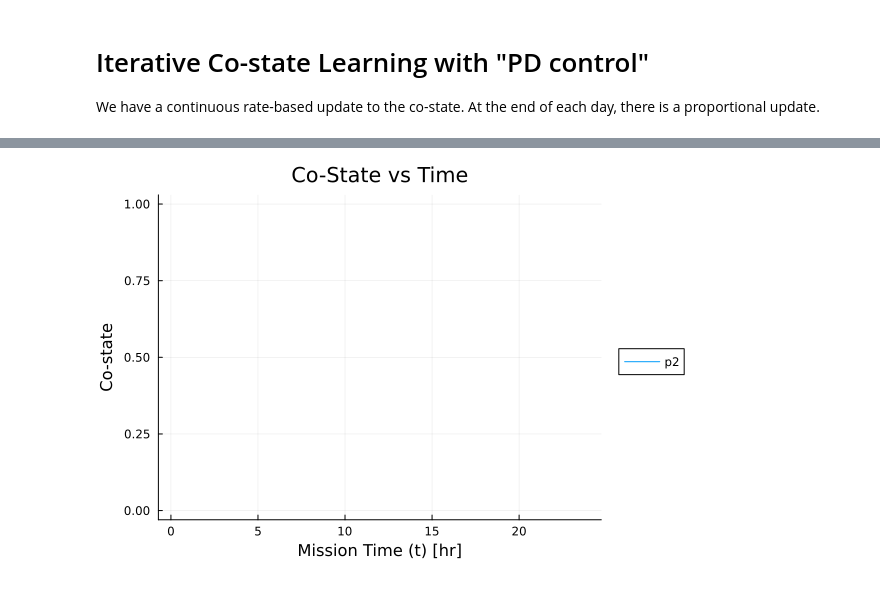
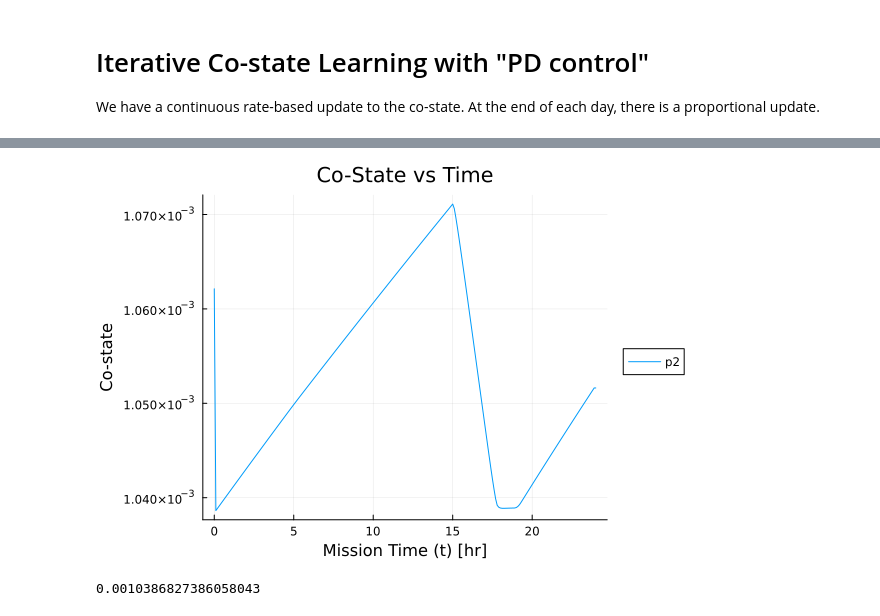
Before and after one commit to kmgovind/characterizing-ive, a Jupyter notebook: groundhog_learning.ipynb, the cells around one changed output, grey strips where cells are left out. Saved outputs shown, nothing was run; the diff lists cells and outputs as text; code cells hidden in the pictures.

```diff
--- a/groundhog_learning.ipynb
+++ b/groundhog_learning.ipynb
@@ -317,9 +297,14 @@ p2_list
 # %%
 # Plot SOC vs Time
+p2_list[end] = p2_list[end-1];
 plot(og_time, p2_list, label="p2");
 xlabel!("Mission Time (t) [hr]");
 ylabel!("Co-state");
 title!("Co-State vs Time");
 plot!(legend=:outerright)
 # %% [output]
-[figure, old version]
+[figure, new version]
+# %%
+p_list[end-1]
+# %% [output]
+0.0010386827386058043
```
Also changed, not shown: parts of 6 cells of this notebook, 1 other file.
